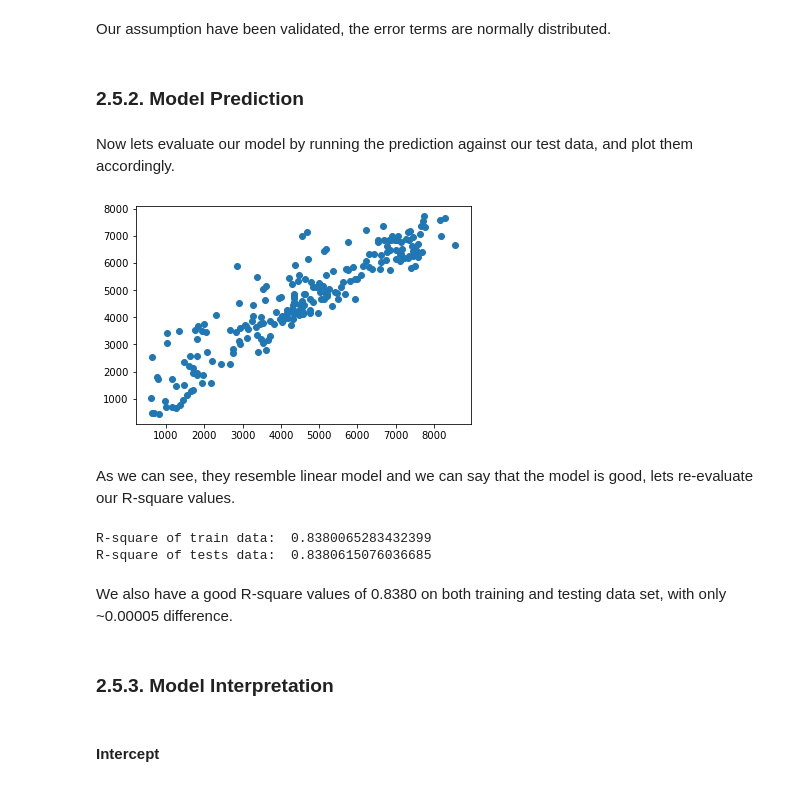
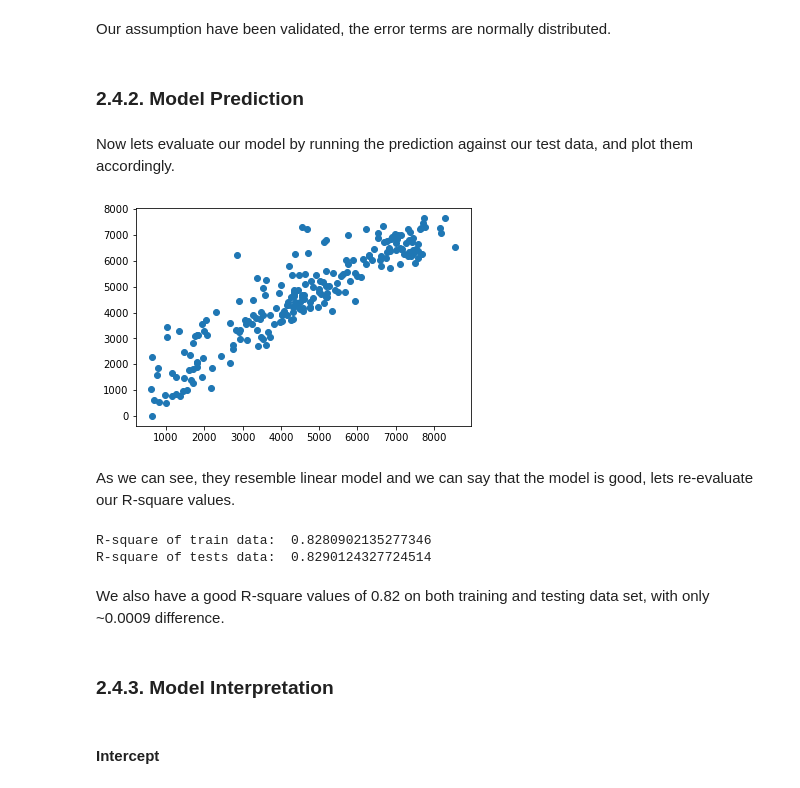
Before and after one commit to hendrauzia/ljmu-bsa, a Jupyter notebook: Bike Sharing Model.ipynb, the cells around one changed output. Cells and saved outputs as stored; diff of their text form; code cells hidden in the pictures.

```diff
--- a/Bike Sharing Model.ipynb
+++ b/Bike Sharing Model.ipynb
@@ -867,6 +862,8 @@ def build_model_with_rfe(features):
 
     print('R-square of train data: ', model.score(X_train, y_train))
     print('R-square of tests data: ', model.score(X_test, y_test))
+
+    return model, scaler
 # %% [markdown]
 #### Parameter Tuning
 # %% [markdown]
@@ -1120,0 +944,2 @@ Number of features used:  16
+# %%
+model, scaler = build_model_with_rfe(features=8)
@@ -1134,28 +962,28 @@ plt.show()
 # %% [markdown]
 Our assumption have been validated, the error terms are normally distributed.
 # %% [markdown]
-### 2.5.2. Model Prediction
+### 2.4.2. Model Prediction
 # %% [markdown]
 Now lets evaluate our model by running the prediction against our test data, and plot them accordingly.
 # %%
-y_pred = model.predict(X_test)
+y_pred = model.predict(scaler.transform(X_test))
 
 plt.scatter(y_test,y_pred)
 plt.show()
 # %% [output]
-[figure, old version]
+[figure, new version]
 # %% [markdown]
 As we can see, they resemble linear model and we can say that the model is good, lets re-evaluate our R-square values.
 # %%
-print('R-square of train data: ', model.score(X_train, y_train))
-print('R-square of tests data: ', model.score(X_test, y_test))
+print('R-square of train data: ', model.score(scaler.transform(X_train), y_train))
+print('R-square of tests data: ', model.score(scaler.transform(X_test), y_test))
 # %% [output]
-R-square of train data:  0.8380065283432399
-R-square of tests data:  0.8380615076036685
+R-square of train data:  0.8280902135277346
+R-square of tests data:  0.8290124327724514
 # %% [markdown]
-We also have a good R-square values of 0.8380 on both training and testing data set, with only ~0.00005 difference.
+We also have a good R-square values of 0.82 on both training and testing data set, with only ~0.0009 difference.
 # %% [markdown]
-### 2.5.3. Model Interpretation
+### 2.4.3. Model Interpretation
 # %% [markdown]
 #### Intercept
 # %% [markdown]
```
Also changed, not shown: parts of 80 cells of this notebook.
